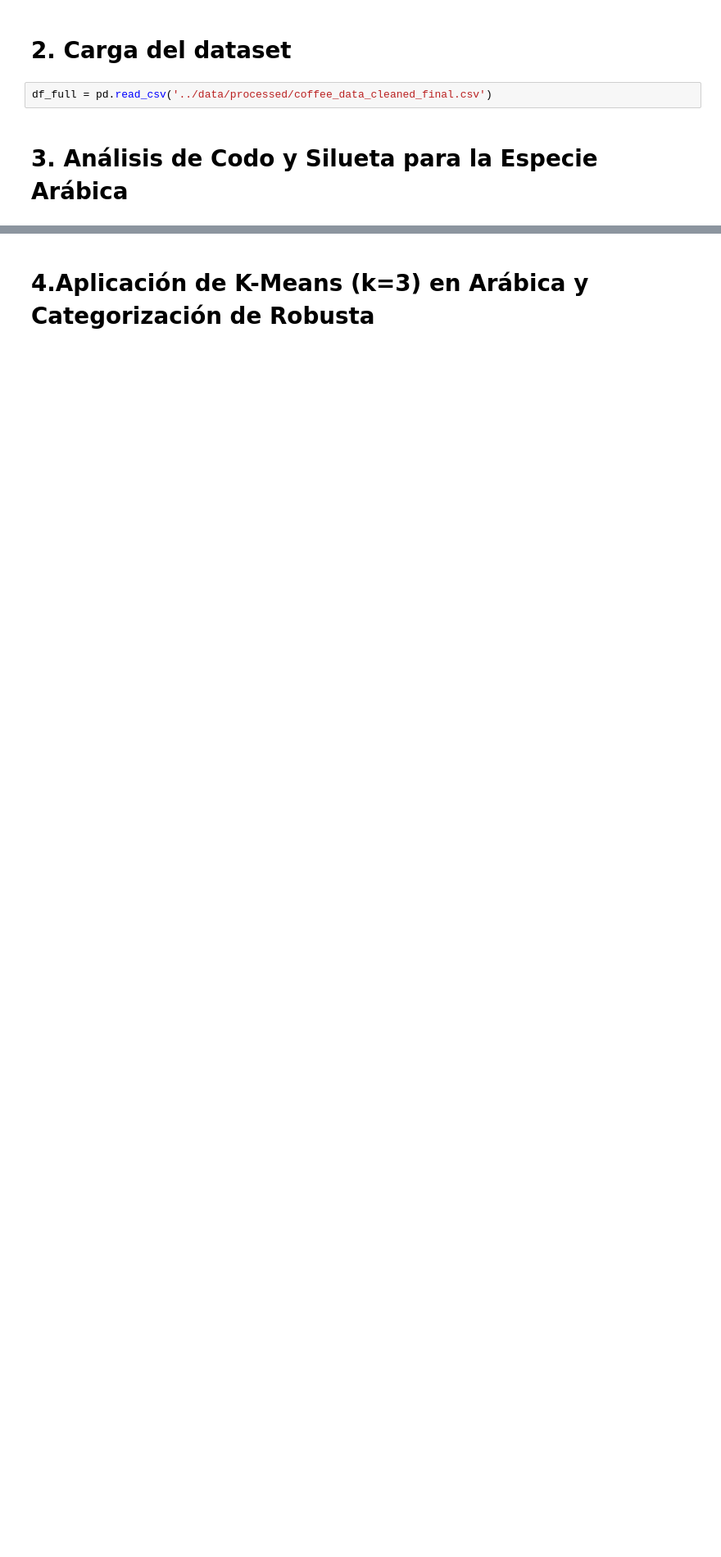
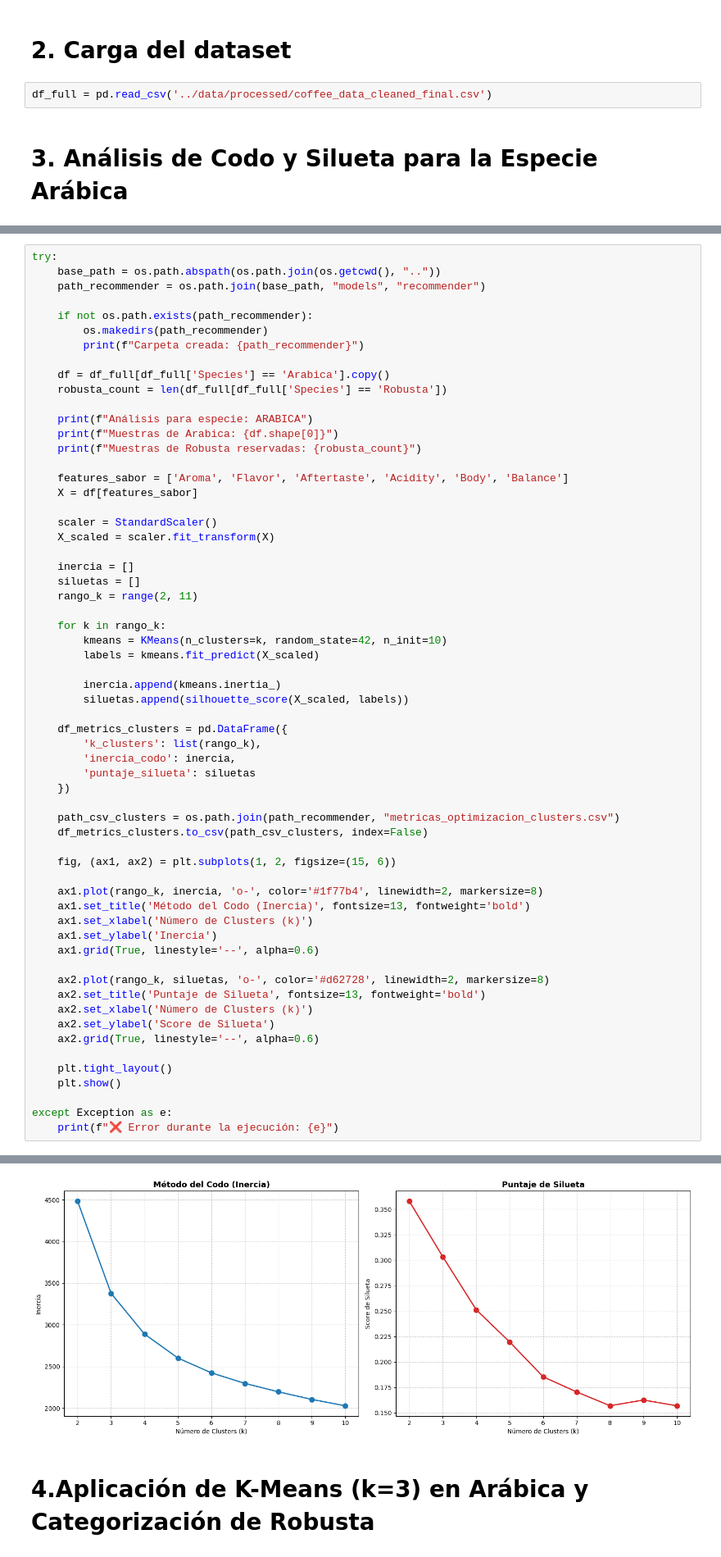
Before and after one commit to DataScienceHenryBootCampPF/DataScienceHenryBootCampPF, a Jupyter notebook: notebooks/03_clusterizacion.ipynb, the cells around one changed output, grey strips where cells are left out. Shown at 82% size. Cells and saved outputs as stored; diff of their text form; blank space fills up the shorter version.

```diff
--- a/notebooks/03_clusterizacion.ipynb
+++ b/notebooks/03_clusterizacion.ipynb
@@ -67,0 +18,62 @@ Muestras de Robusta reservadas: 28
+# %%
+try:
+    base_path = os.path.abspath(os.path.join(os.getcwd(), ".."))
+    path_recommender = os.path.join(base_path, "models", "recommender")
+
+    if not os.path.exists(path_recommender):
+        os.makedirs(path_recommender)
+        print(f"Carpeta creada: {path_recommender}")
+
+    df = df_full[df_full['Species'] == 'Arabica'].copy()
+    robusta_count = len(df_full[df_full['Species'] == 'Robusta'])
+
+    print(f"Análisis para especie: ARABICA")
+    print(f"Muestras de Arabica: {df.shape[0]}")
+    print(f"Muestras de Robusta reservadas: {robusta_count}")
+
+    features_sabor = ['Aroma', 'Flavor', 'Aftertaste', 'Acidity', 'Body', 'Balance']
+    X = df[features_sabor]
+
+    scaler = StandardScaler()
+    X_scaled = scaler.fit_transform(X)
+
+    inercia = []
+    siluetas = []
+    rango_k = range(2, 11)
+
+    for k in rango_k:
+        kmeans = KMeans(n_clusters=k, random_state=42, n_init=10)
+        labels = kmeans.fit_predict(X_scaled)
+
+        inercia.append(kmeans.inertia_)
+        siluetas.append(silhouette_score(X_scaled, labels))
+
+    df_metrics_clusters = pd.DataFrame({
+        'k_clusters': list(rango_k),
+        'inercia_codo': inercia,
+        'puntaje_silueta': siluetas
+    })
+
+    path_csv_clusters = os.path.join(path_recommender, "metricas_optimizacion_clusters.csv")
+    df_metrics_clusters.to_csv(path_csv_clusters, index=False)
+
+    fig, (ax1, ax2) = plt.subplots(1, 2, figsize=(15, 6))
+
+    ax1.plot(rango_k, inercia, 'o-', color='#1f77b4', linewidth=2, markersize=8)
+    ax1.set_title('Método del Codo (Inercia)', fontsize=13, fontweight='bold')
+    ax1.set_xlabel('Número de Clusters (k)')
+    ax1.set_ylabel('Inercia')
+    ax1.grid(True, linestyle='--', alpha=0.6)
+
+    ax2.plot(rango_k, siluetas, 'o-', color='#d62728', linewidth=2, markersize=8)
+    ax2.set_title('Puntaje de Silueta', fontsize=13, fontweight='bold')
+    ax2.set_xlabel('Número de Clusters (k)')
+    ax2.set_ylabel('Score de Silueta')
+    ax2.grid(True, linestyle='--', alpha=0.6)
+
+    plt.tight_layout()
+    plt.show()
+
+except Exception as e:
+    print(f"❌ Error durante la ejecución: {e}")
+# %% [output]
@@ -68,2 +83,3 @@ Muestras de Robusta reservadas: 28
+[figure, added]
 # %% [markdown]
 # 4.Aplicación de K-Means (k=3) en Arábica y Categorización de Robusta
```
Also changed, not shown: parts of 6 cells of this notebook, 9 other files.
